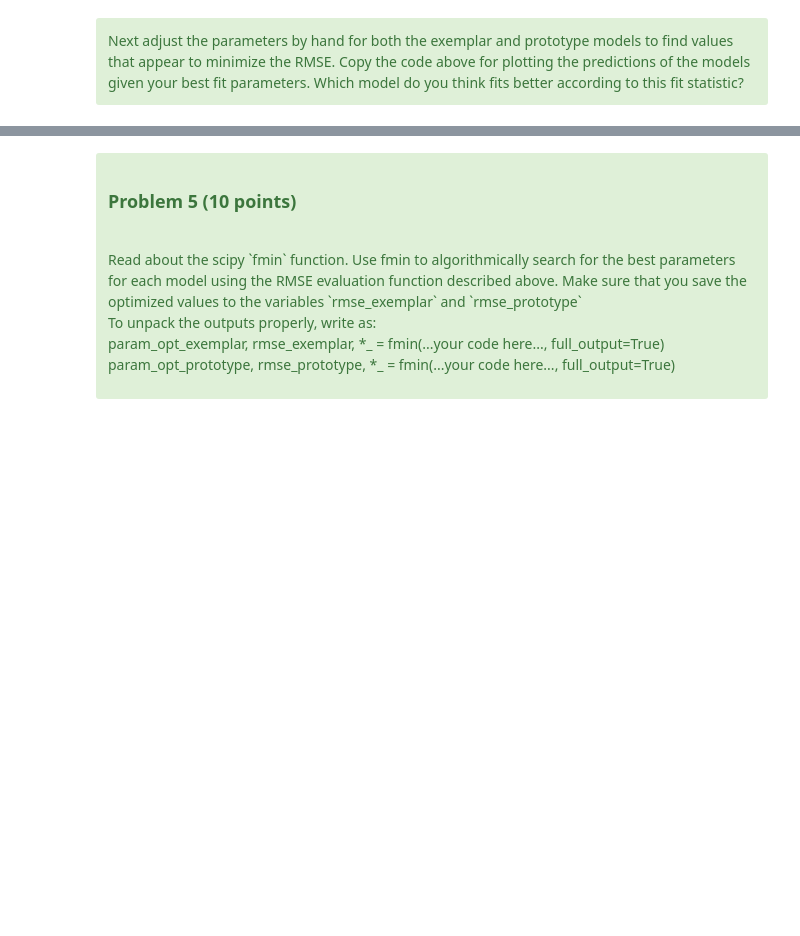
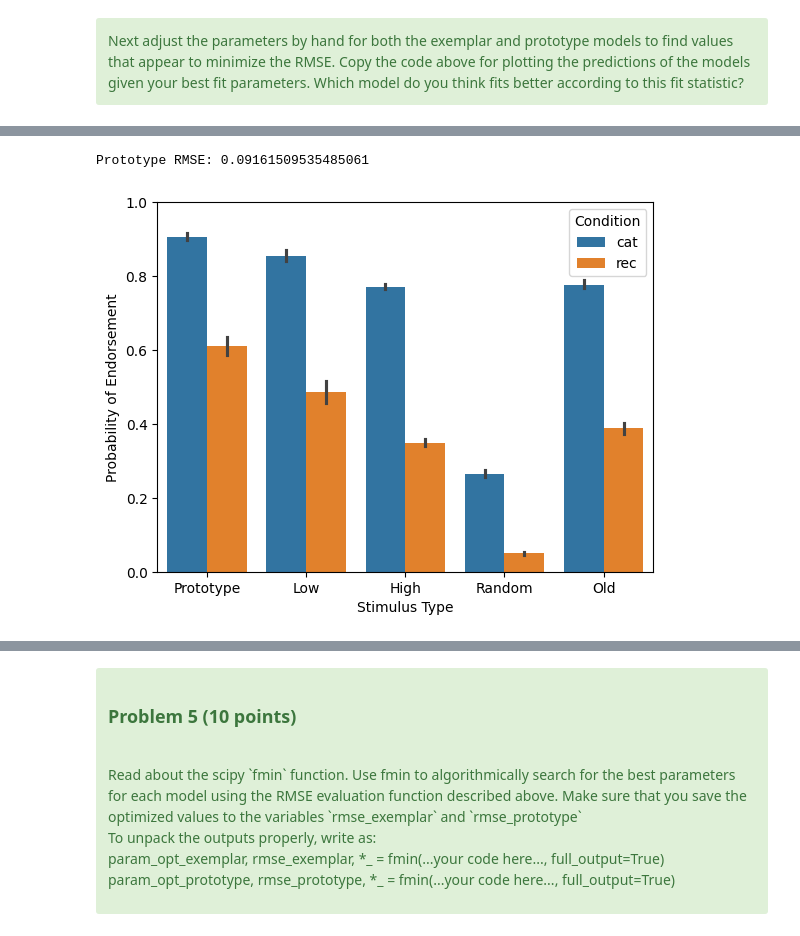
Before and after one commit to bmart231/CMC2026, a Jupyter notebook: homeworks/homework-Categorization/Homework-Categorization-PartA.ipynb, the cells around one changed output, grey strips where cells are left out. Cells and saved outputs as stored; diff of their text form; code cells hidden in the pictures; blank space fills up the shorter version.

```diff
--- a/homeworks/homework-Categorization/Homework-Categorization-PartA.ipynb
+++ b/homeworks/homework-Categorization/Homework-Categorization-PartA.ipynb
@@ -527,0 +601,10 @@ YOUR ANSWER HERE
+# %%
+# Prototype model with best fit parameters
+c_cat, k_cat, c_rec, k_rec = 1.6, 0.03, 1.6, 0.2
+ax = sns.barplot(x="Stimulus Type", y="Probability of Endorsement", hue="Condition",
+                data=get_prototype_results(c_cat, k_cat, c_rec, k_rec))
+ax.set_ylim(0, 1.0);
+print('Prototype RMSE:', fit_prototype_model_rmse([c_cat, k_cat, c_rec, k_rec], human_results))
+# %% [output]
+Prototype RMSE: 0.09161509535485061
+[figure, added]
```
Also changed, not shown: parts of 22 cells of this notebook, 1 other file.
